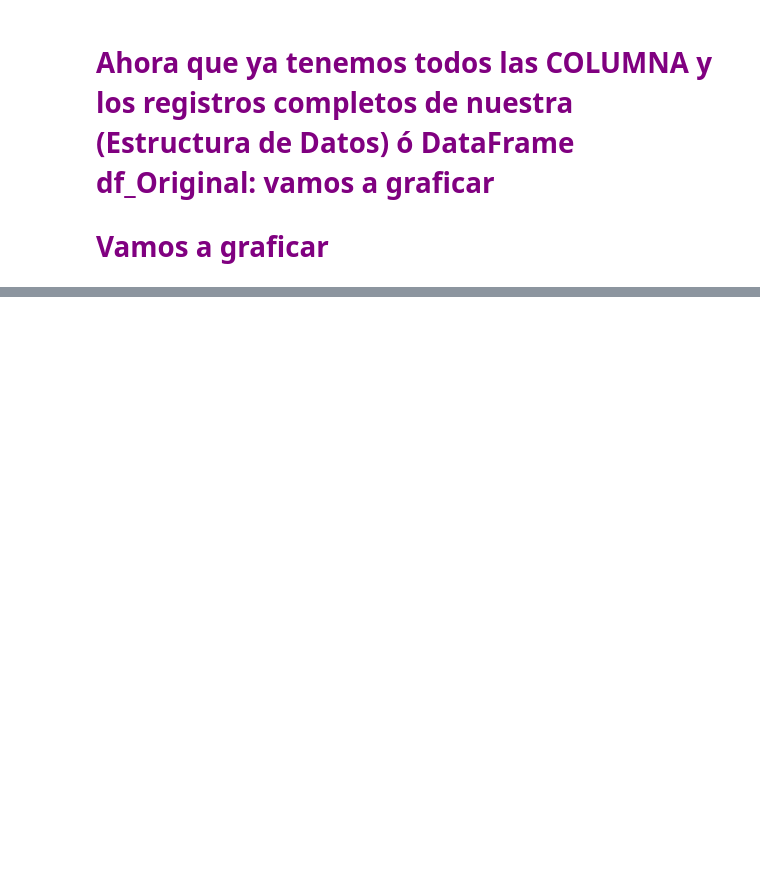
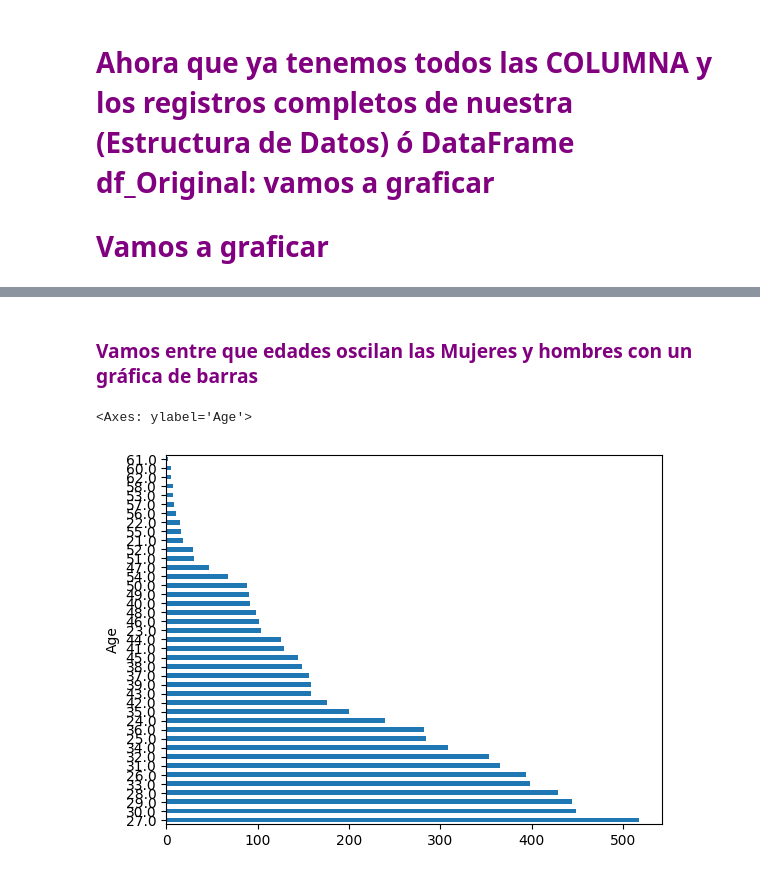
Before and after one commit to mapkopecko/Python-3-Intermedio, a Jupyter notebook: Analisis_De_Datos_DB_Salary_Data.ipynb, the cells around one changed output, grey strips where cells are left out. Drawn from its saved outputs; the diff is of its cells as text; code cells hidden in the pictures; blank space fills up the shorter version.

```diff
--- a/Analisis_De_Datos_DB_Salary_Data.ipynb
+++ b/Analisis_De_Datos_DB_Salary_Data.ipynb
@@ -1075,0 +1085,8 @@ serieMF.plot.pie()
+# %% [markdown]
+### <span style="color:#800080">Vamos entre que edades oscilan las Mujeres y hombres con un gráfica de barras</span>
+# %%
+serieMF_edad = df_Original.Age.value_counts()
+serieMF_edad.plot.barh()
+# %% [output]
+<Axes: ylabel='Age'>
+[figure, added]
```
Also changed, not shown: parts of 4 cells of this notebook.
